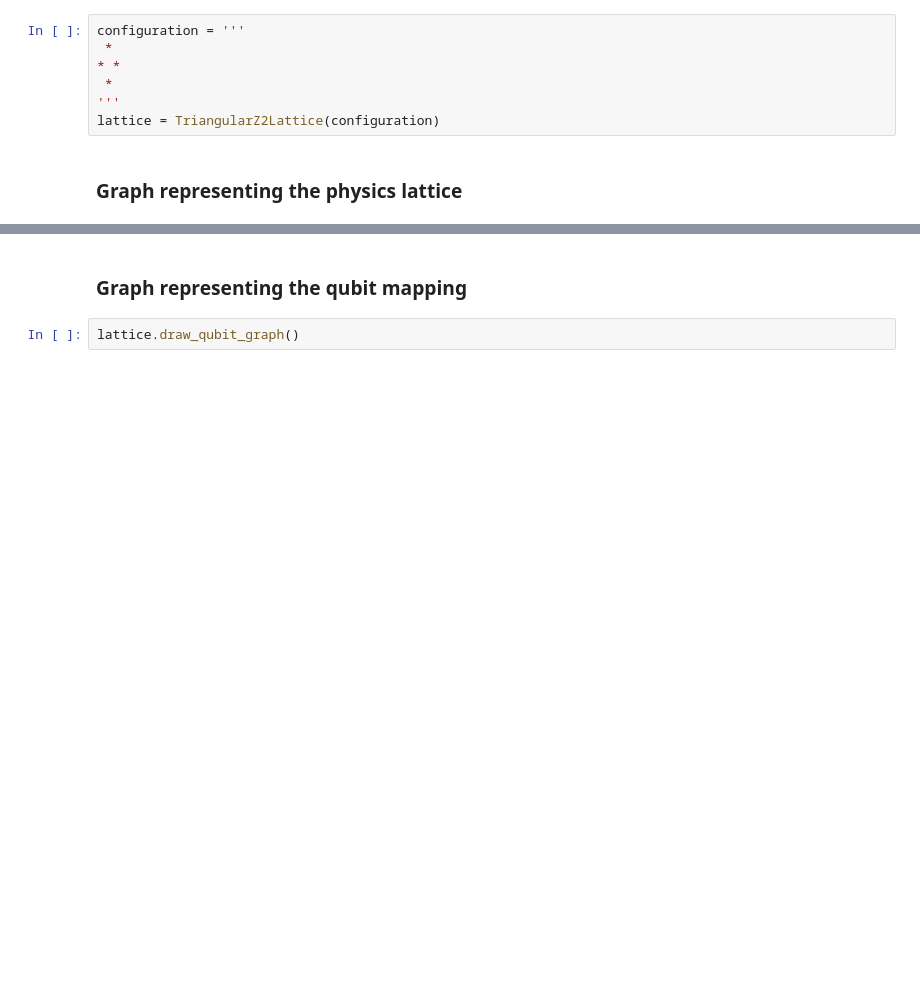
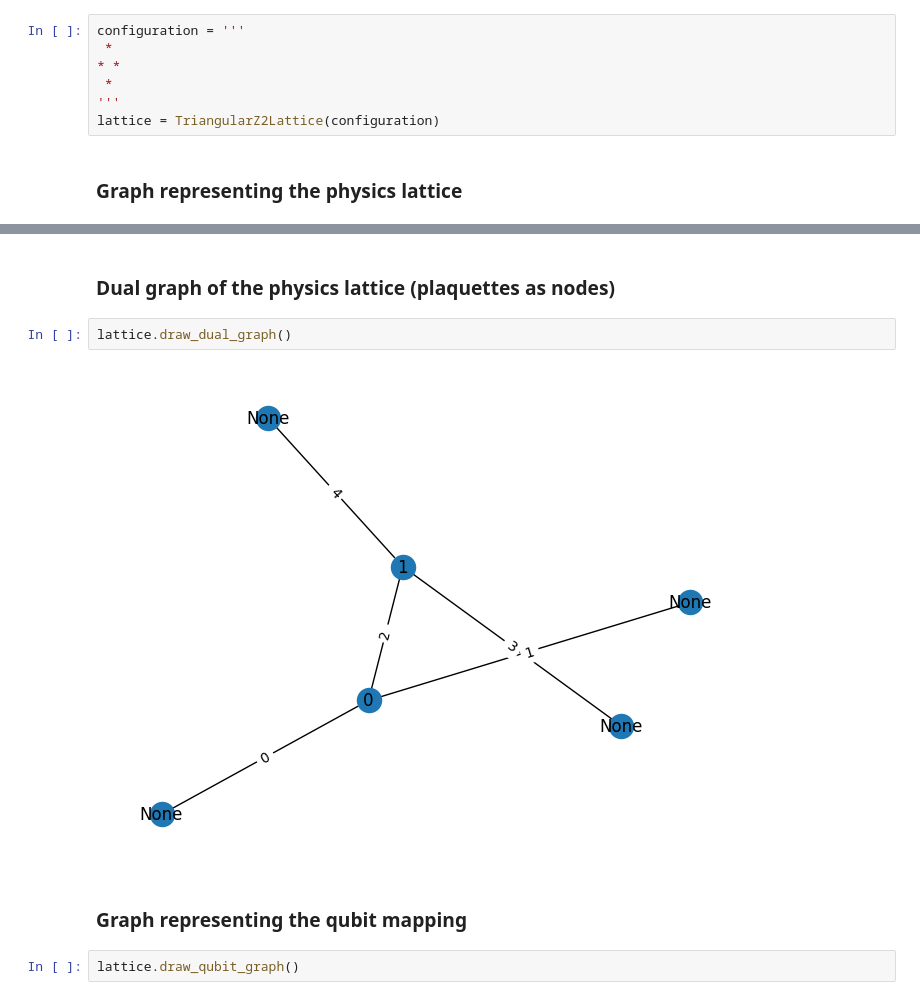
Before and after one commit to UTokyo-ICEPP/heavyhex-qft, a Jupyter notebook: notebooks/triangular_z2.ipynb, the cells around one changed output, grey strips where cells are left out. Cells and saved outputs as stored; diff of their text form; blank space fills up the shorter version.

Commit message:
drawing dual graphs

```diff
--- a/notebooks/triangular_z2.ipynb
+++ b/notebooks/triangular_z2.ipynb
@@ -23,3 +23,9 @@ lattice.draw_graph()
+# %% [markdown]
+### Dual graph of the physics lattice (plaquettes as nodes)
+# %%
+lattice.draw_dual_graph()
+# %% [output]
+[figure, added]
 # %% [markdown]
 ### Graph representing the qubit mapping
 # %%
```
Also changed, not shown: parts of 5 cells of this notebook, 1 other file.
